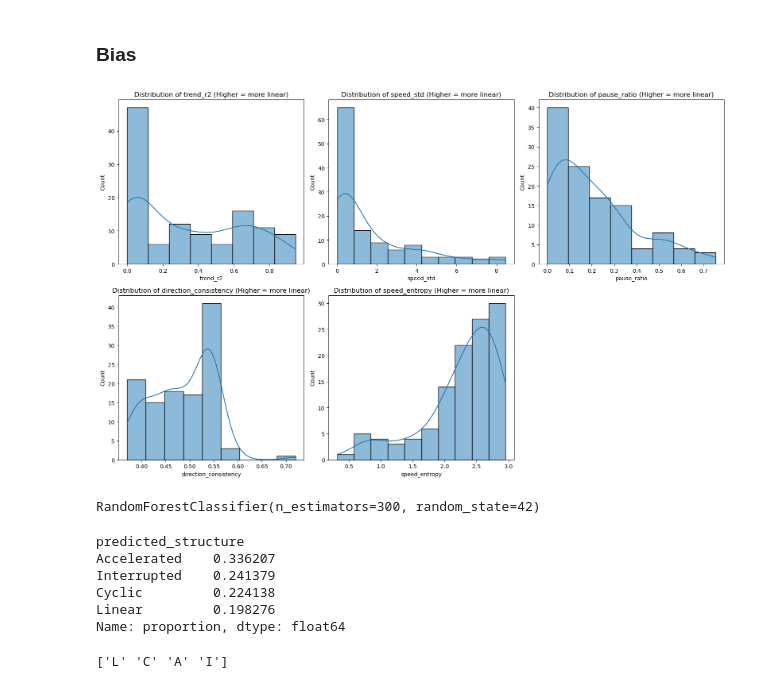
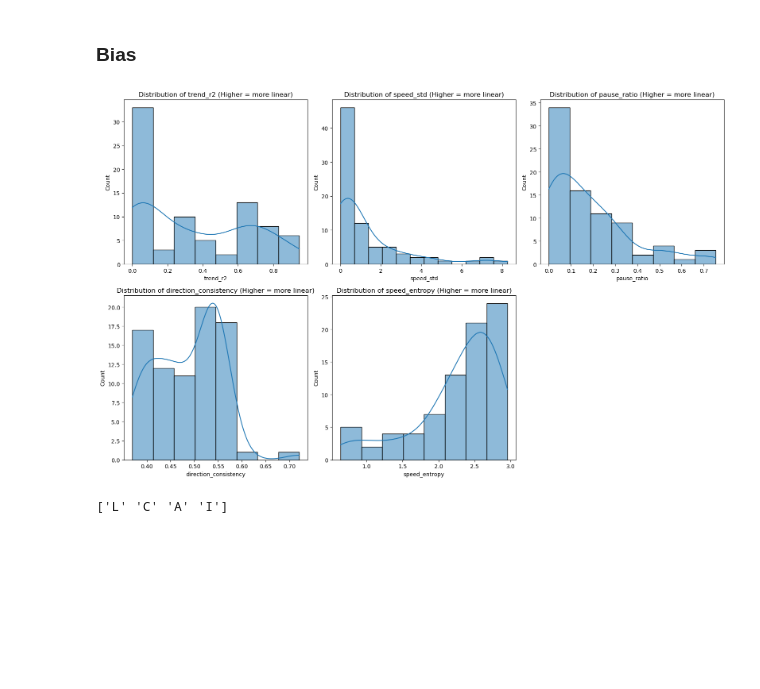
Before and after one commit to Xin-10/E1-Temporal-Structure-AI-Video, a Jupyter notebook: Notebooks/E1_04_analysis.ipynb, the cells around one changed output. Cells and saved outputs as stored; diff of their text form; code cells hidden in the pictures; blank space fills up the shorter version.

```diff
--- a/Notebooks/E1_04_analysis.ipynb
+++ b/Notebooks/E1_04_analysis.ipynb
@@ -29,3 +29,24 @@ df.head()
 | 3 | V-004 | 1A-L-1 | 4 | 1280x720 | 24 | 8 | 16:9 | Veo 3.1 – Fast | { "resolution": "720p", "aspect_r... | ... |
 | 4 | V-005 | 1A-L-1 | 5 | 1280x720 | 24 | 8 | 16:9 | Veo 3.1 – Fast | { "resolution": "720p", "aspect_r... | ... |
 5 rows × 29 columns
+# %%
+linear_like_feats = [
+    "trend_r2", "speed_std", "pause_ratio",
+    "direction_consistency", "speed_entropy"
+]
+
+n_feats = len(linear_like_feats)
+n_cols = 3
+n_rows = int(np.ceil(n_feats / n_cols))
+
+plt.figure(figsize=(14, 8))
+
+for i, feat in enumerate(linear_like_feats, 1):
+    plt.subplot(n_rows, n_cols, i)
+    sns.histplot(df[feat], kde=True, bins=20)
+    plt.title(f"{feat}", fontsize=10)
+    plt.xlabel("")
+    plt.ylabel("")
+
+plt.tight_layout()
+plt.show()
@@ -329,44 +341,21 @@ speed_std 0.0033401004888472287
 # %% [markdown]
 ### Bias
+# %%
+df_bias = df.iloc[:80].copy()
+df_bias = df_bias.reset_index(drop=True)
 # %%
 linear_like_feats = ["trend_r2", "speed_std", "pause_ratio",
                      "direction_consistency", "speed_entropy"]
 
 plt.figure(figsize=(16, 10))
 for i, feat in enumerate(linear_like_feats, 1):
     plt.subplot(2, 3, i)
-    sns.histplot(df[feat], kde=True)
+    sns.histplot(df_bias[feat], kde=True)
     plt.title(f"Distribution of {feat} (Higher = more linear)")
 plt.tight_layout()
 plt.show()
 # %% [output]
-[figure, old version]
+[figure, new version]
-# %%
-from sklearn.ensemble import RandomForestClassifier
-from sklearn.preprocessing import StandardScaler
-
-X = df_1A[features].fillna(0)
-y = df_1A["temporal_structure"]
-
-scaler = StandardScaler()
-X_scaled = scaler.fit_transform(X)
-
-clf = RandomForestClassifier(n_estimators=300, random_state=42)
-clf.fit(X_scaled, y)
-# %% [output]
-RandomForestClassifier(n_estimators=300, random_state=42)
-# %%
-X_all = scaler.transform(df[features].fillna(0))
-df["predicted_structure"] = clf.predict(X_all)
-
-print(df["predicted_structure"].value_counts(normalize=True))
-# %% [output]
-predicted_structure
-Accelerated    0.336207
-Interrupted    0.241379
-Cyclic         0.224138
-Linear         0.198276
-Name: proportion, dtype: float64
 # %%
 def extract_structure_from_id(pid):
     parts = pid.split('-')
```
Also changed, not shown: parts of 12 cells of this notebook.
